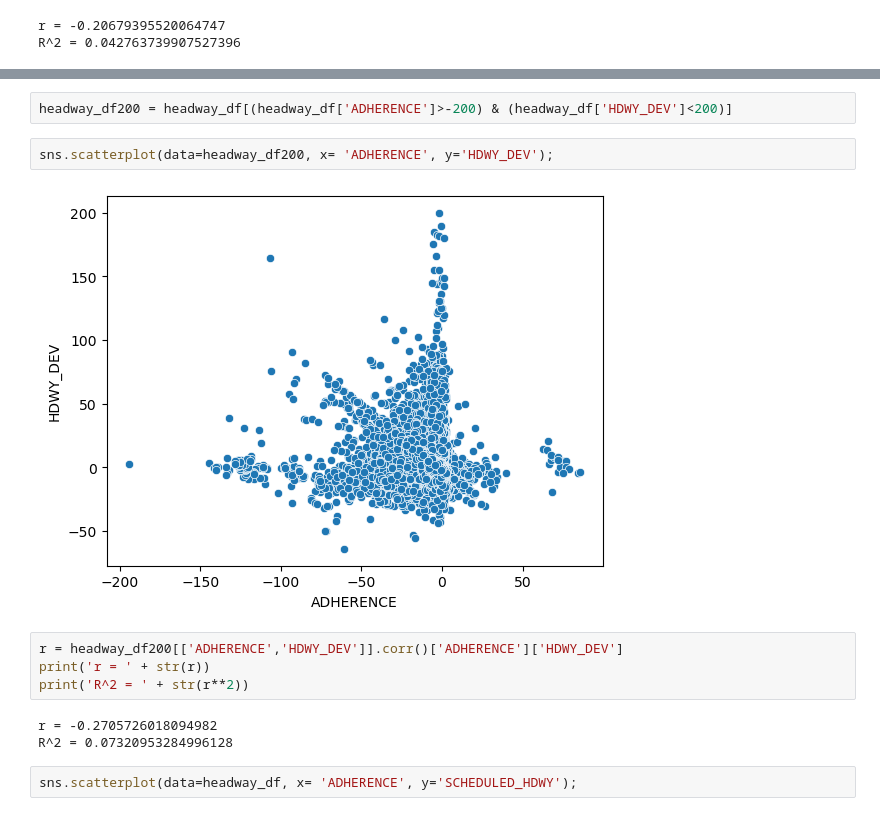
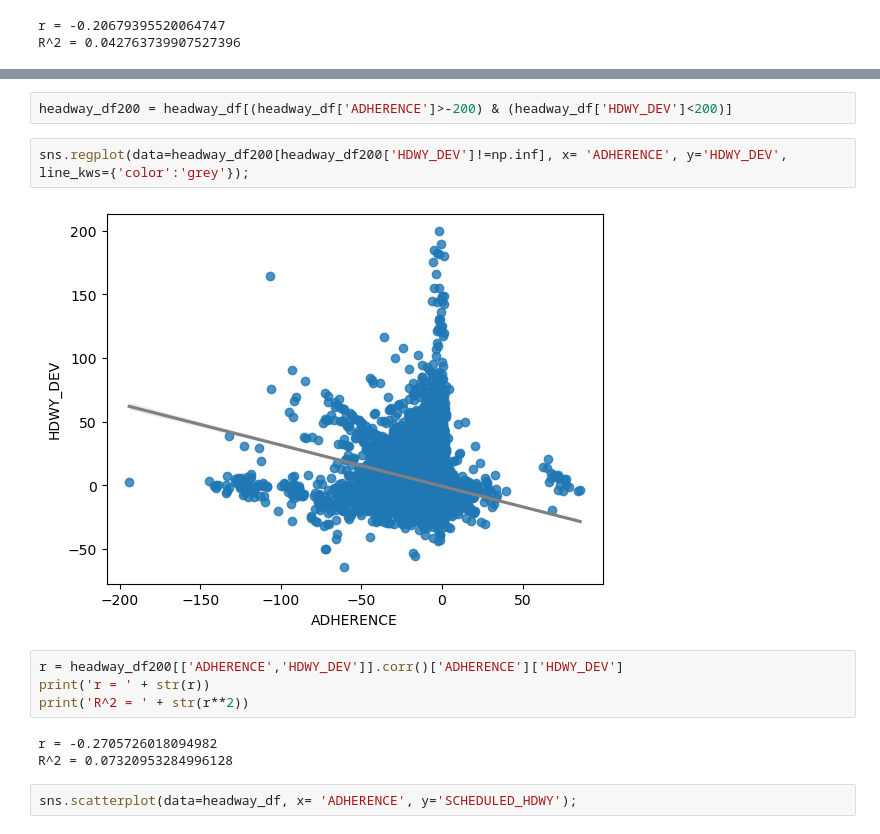
Before and after one commit to ballir27/wego-nashville-bus-adherence, a Jupyter notebook: Notebooks/AB-WeGo-Adherence-Hdwy-Corr.ipynb, the cells around one changed output, grey strips where cells are left out. Drawn from its saved outputs; the diff is of its cells as text.

```diff
--- a/Notebooks/AB-WeGo-Adherence-Hdwy-Corr.ipynb
+++ b/Notebooks/AB-WeGo-Adherence-Hdwy-Corr.ipynb
@@ -88,16 +88,16 @@ sns.scatterplot(data=headway_df, x= 'ADHERENCE', y='HDWY_DEV');
-# %%
-headway_df200 = headway_df[(headway_df['ADHERENCE']>-200) & (headway_df['HDWY_DEV']<200)]
-# %%
-sns.scatterplot(data=headway_df200, x= 'ADHERENCE', y='HDWY_DEV');
-# %% [output]
-[figure, removed]
-# %%
-r = headway_df200[['ADHERENCE','HDWY_DEV']].corr()['ADHERENCE']['HDWY_DEV']
-print('r = ' + str(r))
-print('R^2 = ' + str(r**2))
-# %% [output]
-r = -0.2705726018094982
-R^2 = 0.07320953284996128
+# %%
+headway_df200 = headway_df[(headway_df['ADHERENCE']>-200) & (headway_df['HDWY_DEV']<200)]
+# %%
+sns.regplot(data=headway_df200[headway_df200['HDWY_DEV']!=np.inf], x= 'ADHERENCE', y='HDWY_DEV', line_kws={'color':'grey'});
+# %% [output]
+[figure, added]
+# %%
+r = headway_df200[['ADHERENCE','HDWY_DEV']].corr()['ADHERENCE']['HDWY_DEV']
+print('r = ' + str(r))
+print('R^2 = ' + str(r**2))
+# %% [output]
+r = -0.2705726018094982
+R^2 = 0.07320953284996128
 # %%
 sns.scatterplot(data=headway_df, x= 'ADHERENCE', y='SCHEDULED_HDWY');
 # %% [output]
```
Also changed, not shown: parts of 2 cells of this notebook.
